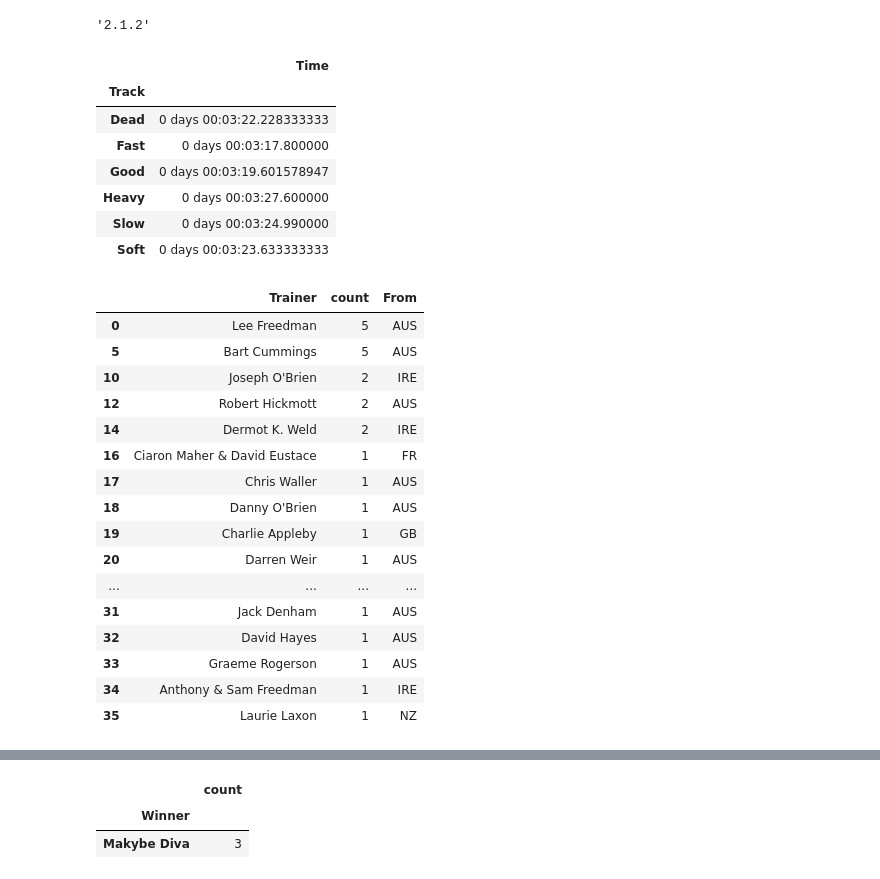
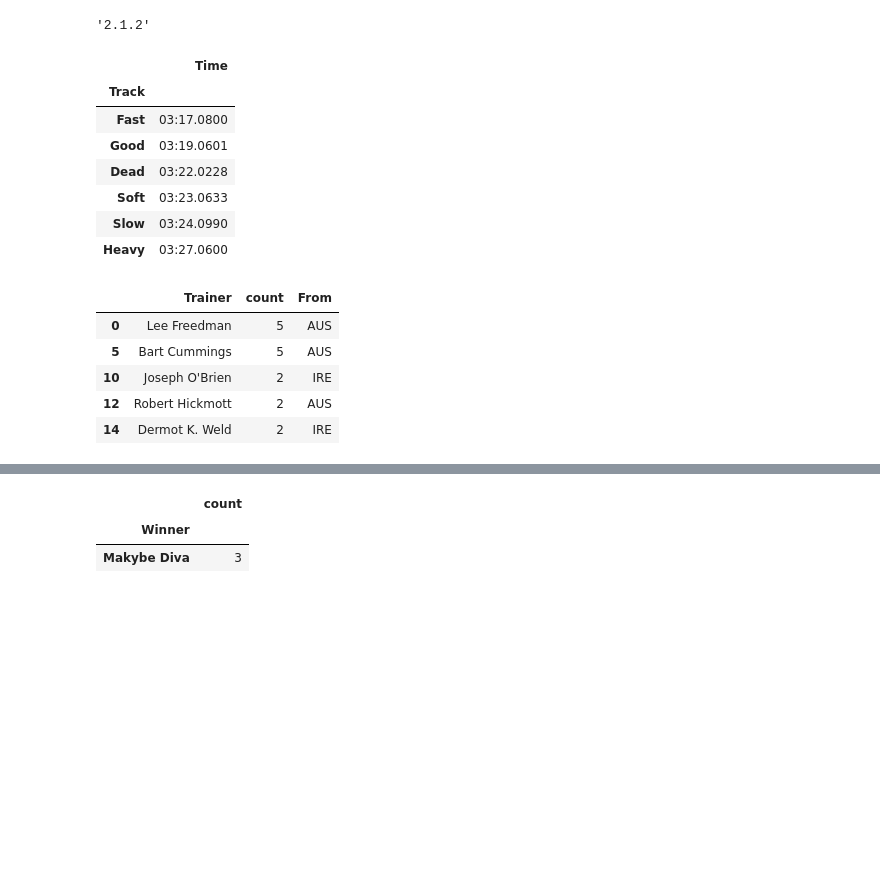
Before and after one commit to ben05allen/Melbourne_Cup, a Jupyter notebook: races.ipynb, the cells around one changed output, grey strips where cells are left out. Cells and saved outputs as stored; diff of their text form; code cells hidden in the pictures; blank space fills up the shorter version.

Commit message:
looking at track conditions

```diff
--- a/races.ipynb
+++ b/races.ipynb
@@ -11,39 +11,29 @@ df['Barrier'] = np.abs(df['Barrier'].astype(int))
 df['Time'] = pd.to_timedelta('00:' + df['Time'])
 # %%
 def format_deltas(timedelta):
-    minutes = timedelta.seconds // 60
-    seconds = timedelta.seconds % 60
+    minutes, seconds = divmod(timedelta.seconds, 60)
     microseconds = timedelta.microseconds
     return f"{minutes:02d}:{seconds:02d}.{microseconds // 1000:04d}"
 
 
-df.groupby('Track')[['Time']].mean()
+means = df.groupby('Track')[['Time']].mean()
+means['Time'] = means['Time'].apply(format_deltas)
+means.sort_values('Time')
 # %% [output]
 |  | Time |
 | Track |  |
-| Dead | 0 days 00:03:22.228333333 |
-| Fast | 0 days 00:03:17.800000 |
-| Good | 0 days 00:03:19.601578947 |
-| Heavy | 0 days 00:03:27.600000 |
-| Slow | 0 days 00:03:24.990000 |
-| Soft | 0 days 00:03:23.633333333 |
+| Fast | 03:17.0800 |
+| Good | 03:19.0601 |
+| Dead | 03:22.0228 |
+| Soft | 03:23.0633 |
+| Slow | 03:24.0990 |
+| Heavy | 03:27.0600 |
 # %%
-df['Trainer'].value_counts().sort_values(ascending=False).to_frame().merge(df[['Trainer', 'From']], on='Trainer', how='inner').drop_duplicates()
+df['Trainer'].value_counts().sort_values(ascending=False).to_frame().merge(df[['Trainer', 'From']], on='Trainer', how='inner').drop_duplicates().query('count>1')
 # %% [output]
 |  | Trainer | count | From |
 | 0 | Lee Freedman | 5 | AUS |
 | 5 | Bart Cummings | 5 | AUS |
 | 10 | Joseph O'Brien | 2 | IRE |
 | 12 | Robert Hickmott | 2 | AUS |
 | 14 | Dermot K. Weld | 2 | IRE |
-| 16 | Ciaron Maher & David Eustace | 1 | FR |
-| 17 | Chris Waller | 1 | AUS |
-| 18 | Danny O'Brien | 1 | AUS |
-| 19 | Charlie Appleby | 1 | GB |
-| 20 | Darren Weir | 1 | AUS |
-| ... | ... | ... | ... |
-| 31 | Jack Denham | 1 | AUS |
-| 32 | David Hayes | 1 | AUS |
-| 33 | Graeme Rogerson | 1 | AUS |
-| 34 | Anthony & Sam Freedman | 1 | IRE |
-| 35 | Laurie Laxon | 1 | NZ |
```
Also changed, not shown: parts of 2 cells of this notebook.
